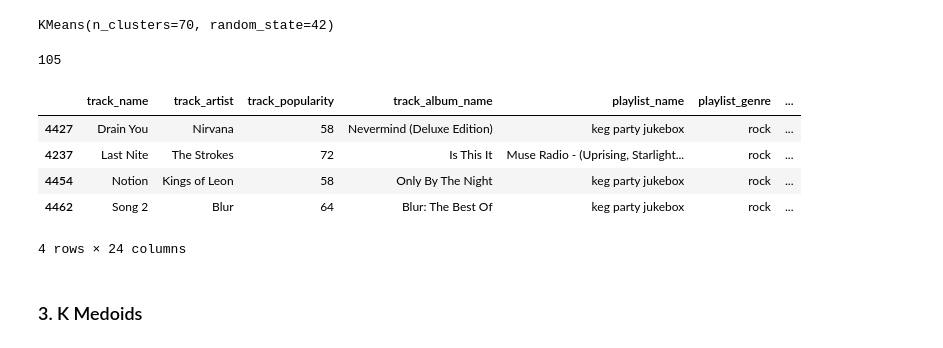
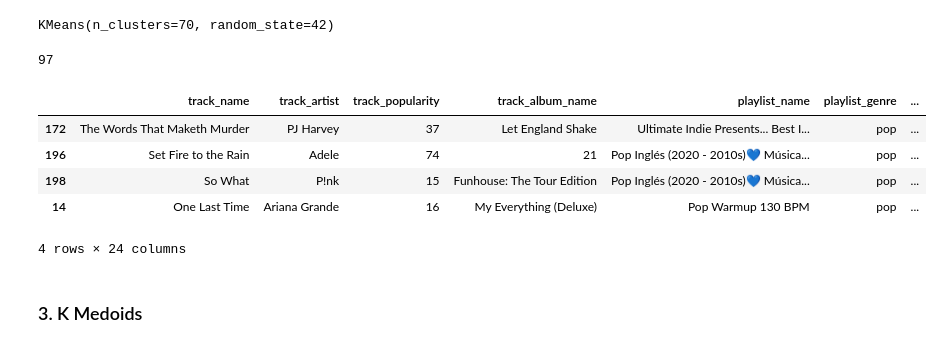
Before and after one commit to lilylogan/cs453_project, a Jupyter notebook: unsupervised_models.ipynb, the cells around one changed output. Saved outputs shown, nothing was run; the diff lists cells and outputs as text; code cells hidden in the pictures.

```diff
--- a/unsupervised_models.ipynb
+++ b/unsupervised_models.ipynb
@@ -17,7 +20,7 @@ songs_df = pd.read_csv("cleaned_data/songs_cleaned.csv")
 #### Determine which attributes are numerical and which are categorical (will be used for standardizing)
 # %%
 # Get numerical columns
-numerical_cols = songs_df.select_dtypes(include=['number']).columns.tolist()
+numerical_cols = songs_df.select_dtypes(include=['number']).columns.drop("key").tolist()
 # %%
 categorical_cols = songs_df.select_dtypes(exclude=['number']).columns.tolist()
 # %% [markdown]
@@ -32,0 +28,6 @@ preprocessor = ColumnTransformer(
+# %%
+preprocessor = ColumnTransformer(
+    transformers=[
+        ('cat', OneHotEncoder(handle_unknown='ignore', sparse_output=True), categorical_cols),
+        ('num', StandardScaler(), numerical_cols)
+    ], sparse_threshold=0.3)  # Keeps output sparse when >30% sparse
@@ -85,40 +159,6 @@ processed_X_val = preprocessor.transform(X_val)
 processed_X_test = preprocessor.transform(X_test)
 # %% [markdown]
 ### find the best k (the one with the highest silhouette score)
-# %%
-from sklearn.cluster import KMeans
-from sklearn.metrics import silhouette_score
-import matplotlib.pyplot as plt
-
-# ranges of k to try
-# this will be the number of groups within the songs
-k_range = range(2, 1000, 5)
-
-# stores silhouette scores
-# definition: quantifies how well a data point fits into its assigned cluster and how distinct it is from other clusters
-silhouette_scores = []
-
-for k in k_range:
-    # 1. kmeans with k
-    kmeans = KMeans(n_clusters=k, random_state=42)
-
-    # 2. fit on training data
-    kmeans.fit(processed_X_train)
-
-
-    # 3. predict clusters with validation data
-    val_clusters = kmeans.predict(processed_X_val)
-
-
-    # 4. calculate silhouette score
-    silhouette_avg = silhouette_score(processed_X_val, val_clusters)
-    silhouette_scores.append(silhouette_avg)
-
-    # print(f"Silhouette Score for k={k}: {silhouette_avg}")
-
-# find the k with the highest silhouette score
-best_k = k_range[silhouette_scores.index(max(silhouette_scores))]
-print(f"The optimal number of clusters (k) is {best_k}.")
 # %% [markdown]
 ### might be easier to get k??
 # %%
@@ -172,14 +211,14 @@ def kmeans_recommender(key, n_recommendations):
 
     return similar_songs.head(n_recommendations)
 # %%
-kmeans_recommender("the pretender _ foo fighters", 4)
+kmeans_recommender("clarity _ zedd", 4)
 # %% [output]
-105
+97
 |  | track_name | track_artist | track_popularity | track_album_name | playlist_name | playlist_genre | ... |
-| 4427 | Drain You | Nirvana | 58 | Nevermind (Deluxe Edition) | keg party jukebox | rock | ... |
-| 4237 | Last Nite | The Strokes | 72 | Is This It | Muse Radio - (Uprising, Starlight... | rock | ... |
-| 4454 | Notion | Kings of Leon | 58 | Only By The Night | keg party jukebox | rock | ... |
-| 4462 | Song 2 | Blur | 64 | Blur: The Best Of | keg party jukebox | rock | ... |
+| 172 | The Words That Maketh Murder | PJ Harvey | 37 | Let England Shake | Ultimate Indie Presents... Best I... | pop | ... |
+| 196 | Set Fire to the Rain | Adele | 74 | 21 | Pop Inglés (2020 - 2010s)💙 Música... | pop | ... |
+| 198 | So What | P!nk | 15 | Funhouse: The Tour Edition | Pop Inglés (2020 - 2010s)💙 Música... | pop | ... |
+| 14 | One Last Time | Ariana Grande | 16 | My Everything (Deluxe) | Pop Warmup 130 BPM | pop | ... |
 4 rows × 24 columns
 # %% [markdown]
 ### 3. K Medoids
```
Also changed, not shown: parts of 16 cells of this notebook, 1 other file.
